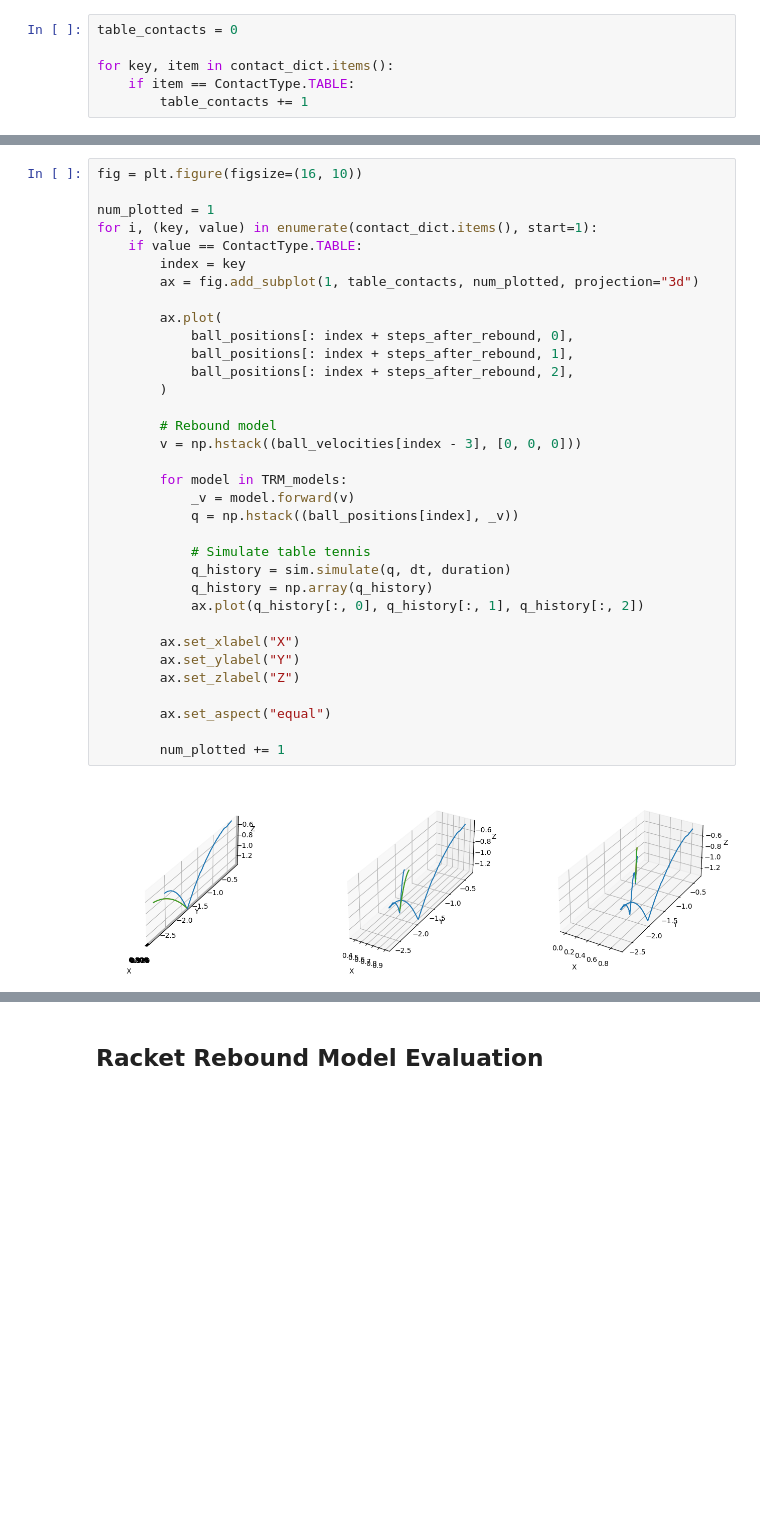
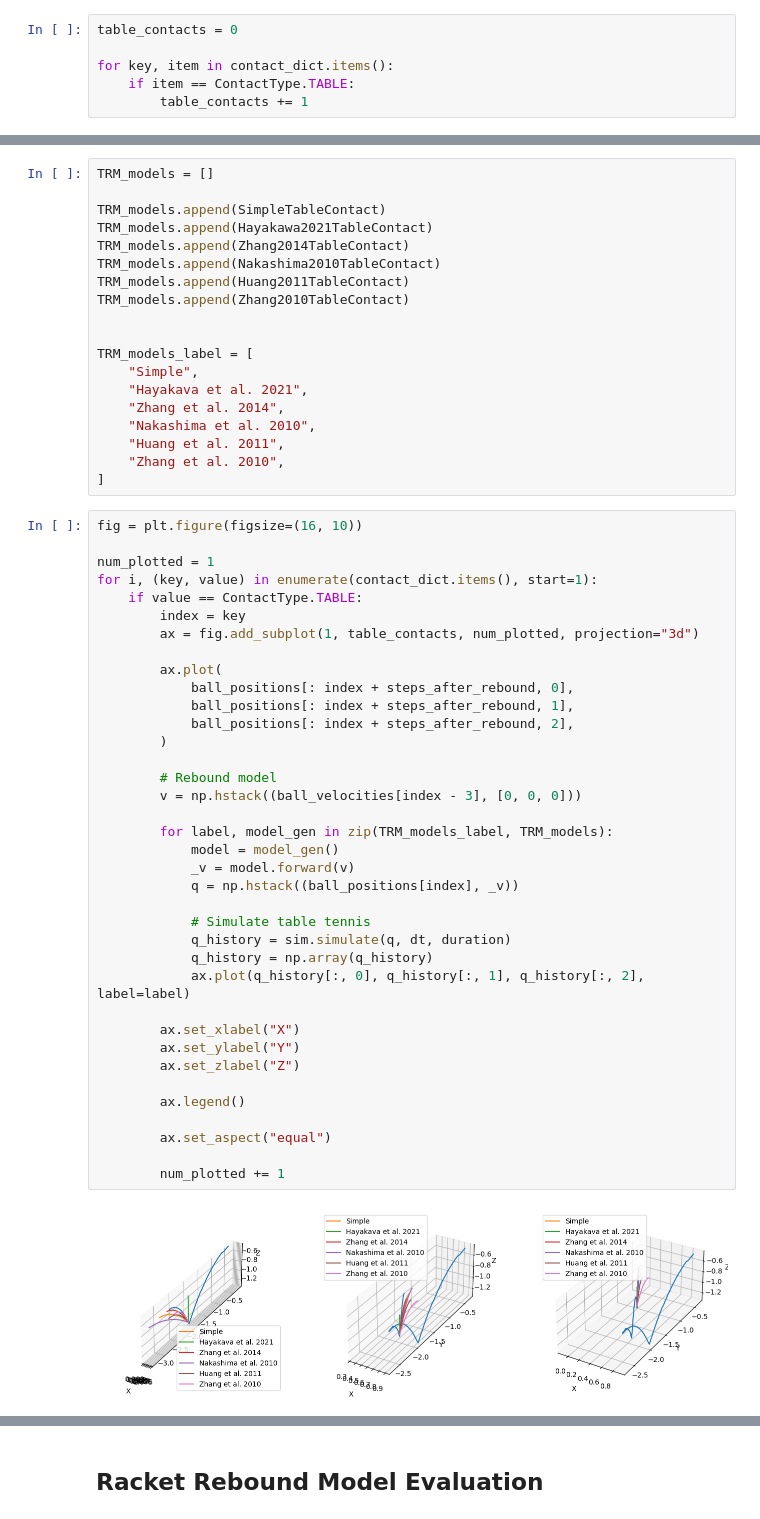
Before and after one commit to intelligent-soft-robots/ball_prediction, a Jupyter notebook: notebooks/rebound_model_eval.ipynb, the cells around one changed output, grey strips where cells are left out. Cells and saved outputs as stored; diff of their text form; blank space fills up the shorter version.

Commit message:
update models

```diff
--- a/notebooks/rebound_model_eval.ipynb
+++ b/notebooks/rebound_model_eval.ipynb
@@ -86,36 +82,58 @@ TRM_models.append(SimpleTableContact())
+# %%
+TRM_models = []
+
+TRM_models.append(SimpleTableContact)
+TRM_models.append(Hayakawa2021TableContact)
+TRM_models.append(Zhang2014TableContact)
+TRM_models.append(Nakashima2010TableContact)
+TRM_models.append(Huang2011TableContact)
+TRM_models.append(Zhang2010TableContact)
+
+
+TRM_models_label = [
+    "Simple",
+    "Hayakava et al. 2021",
+    "Zhang et al. 2014",
+    "Nakashima et al. 2010",
+    "Huang et al. 2011",
+    "Zhang et al. 2010",
+]
 # %%
 fig = plt.figure(figsize=(16, 10))
 
 num_plotted = 1
 for i, (key, value) in enumerate(contact_dict.items(), start=1):
     if value == ContactType.TABLE:
         index = key
         ax = fig.add_subplot(1, table_contacts, num_plotted, projection="3d")
 
         ax.plot(
             ball_positions[: index + steps_after_rebound, 0],
             ball_positions[: index + steps_after_rebound, 1],
             ball_positions[: index + steps_after_rebound, 2],
         )
 
         # Rebound model
         v = np.hstack((ball_velocities[index - 3], [0, 0, 0]))
 
-        for model in TRM_models:
+        for label, model_gen in zip(TRM_models_label, TRM_models):
+            model = model_gen()
             _v = model.forward(v)
             q = np.hstack((ball_positions[index], _v))
 
             # Simulate table tennis
             q_history = sim.simulate(q, dt, duration)
             q_history = np.array(q_history)
-            ax.plot(q_history[:, 0], q_history[:, 1], q_history[:, 2])
+            ax.plot(q_history[:, 0], q_history[:, 1], q_history[:, 2], label=label)
 
         ax.set_xlabel("X")
         ax.set_ylabel("Y")
         ax.set_zlabel("Z")
 
+        ax.legend()
+
         ax.set_aspect("equal")
 
         num_plotted += 1
 # %% [output]
-[figure, old version]
+[figure, new version]
```
Also changed, not shown: parts of 5 cells of this notebook, 4 other files.
